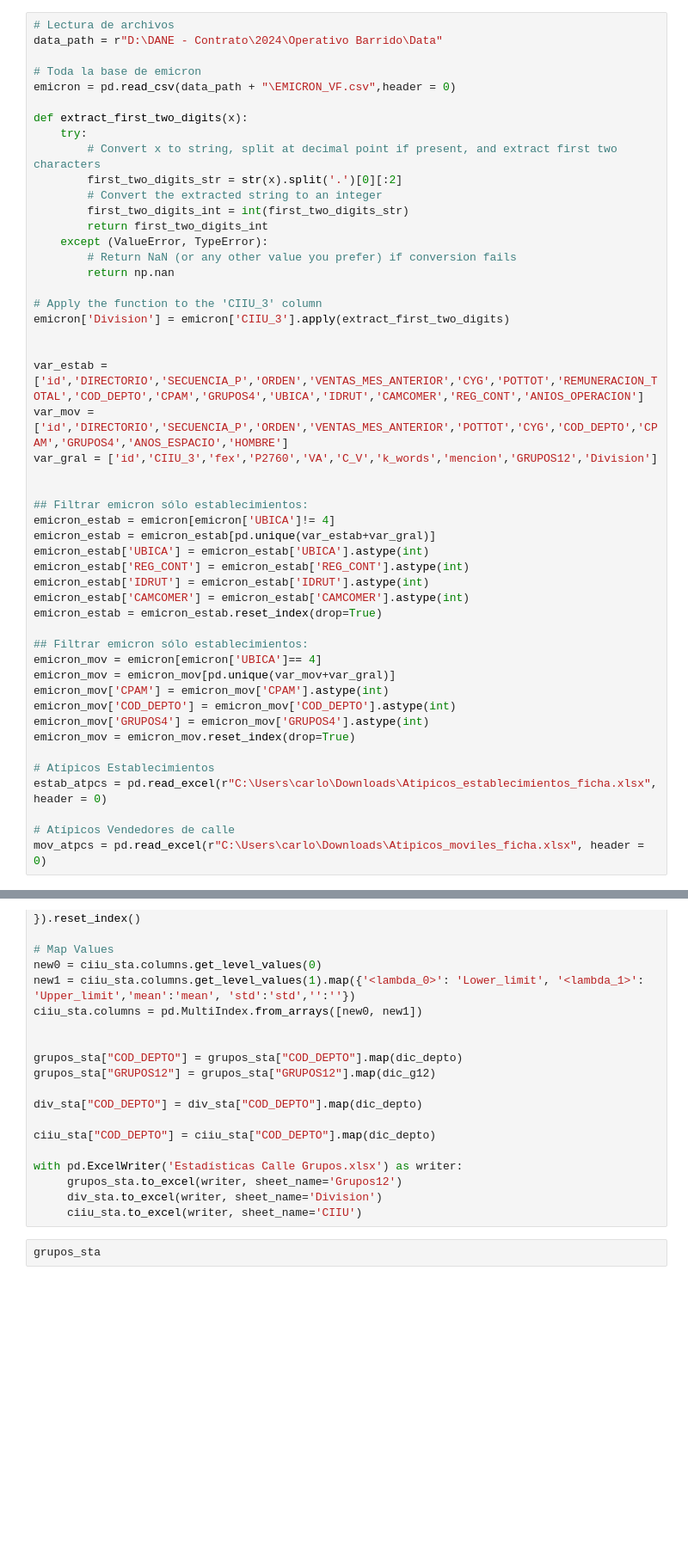
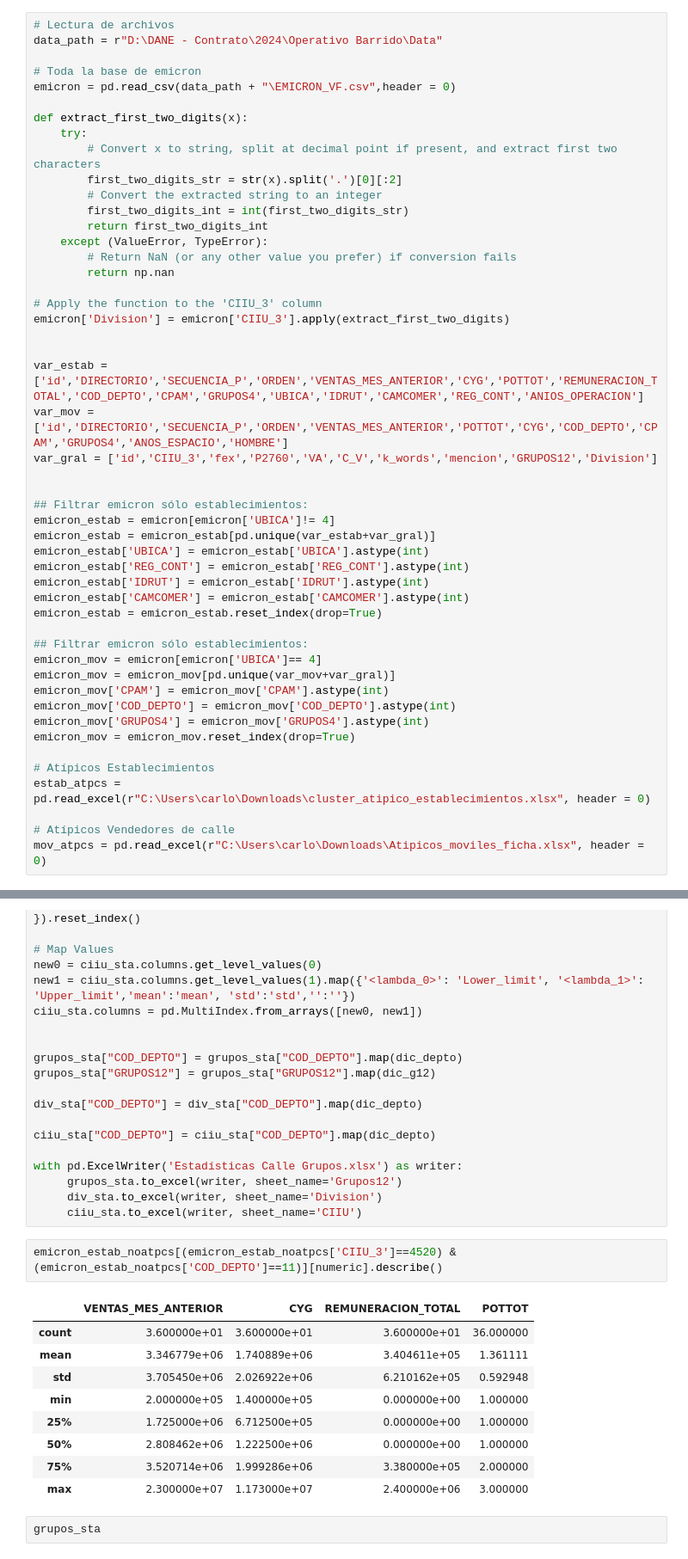
Before and after one commit to caravilaga/Repositorio_DANE, a Jupyter notebook: Descripcion emicron/Descripción emicron.ipynb, the cells around one changed output, grey strips where cells are left out. Shown at 86% size. Drawn from its saved outputs; the diff is of its cells as text; blank space fills up the shorter version.

```diff
--- a/Descripcion emicron/Descripción emicron.ipynb
+++ b/Descripcion emicron/Descripción emicron.ipynb
@@ -1538,7 +1545,7 @@ emicron_mov['GRUPOS4'] = emicron_mov['GRUPOS4'].astype(int)
 emicron_mov = emicron_mov.reset_index(drop=True)
 
 # Atípicos Establecimientos
-estab_atpcs = pd.read_excel(r"C:\Users\carlo\Downloads\Atipicos_establecimientos_ficha.xlsx", header = 0)
+estab_atpcs = pd.read_excel(r"C:\Users\carlo\Downloads\cluster_atipico_establecimientos.xlsx", header = 0)
 
 # Atípicos Vendedores de calle
 mov_atpcs = pd.read_excel(r"C:\Users\carlo\Downloads\Atipicos_moviles_ficha.xlsx", header = 0)
@@ -1654,6 +1708,18 @@ with pd.ExcelWriter('Estadísticas Calle Grupos.xlsx') as writer:
      grupos_sta.to_excel(writer, sheet_name='Grupos12')
      div_sta.to_excel(writer, sheet_name='Division')
      ciiu_sta.to_excel(writer, sheet_name='CIIU')
+# %%
+emicron_estab_noatpcs[(emicron_estab_noatpcs['CIIU_3']==4520) & (emicron_estab_noatpcs['COD_DEPTO']==11)][numeric].describe()
+# %% [output]
+|  | VENTAS_MES_ANTERIOR | CYG | REMUNERACION_TOTAL | POTTOT |
+| count | 3.600000e+01 | 3.600000e+01 | 3.600000e+01 | 36.000000 |
+| mean | 3.346779e+06 | 1.740889e+06 | 3.404611e+05 | 1.361111 |
+| std | 3.705450e+06 | 2.026922e+06 | 6.210162e+05 | 0.592948 |
+| min | 2.000000e+05 | 1.400000e+05 | 0.000000e+00 | 1.000000 |
+| 25% | 1.725000e+06 | 6.712500e+05 | 0.000000e+00 | 1.000000 |
+| 50% | 2.808462e+06 | 1.222500e+06 | 0.000000e+00 | 1.000000 |
+| 75% | 3.520714e+06 | 1.999286e+06 | 3.380000e+05 | 2.000000 |
+| max | 2.300000e+07 | 1.173000e+07 | 2.400000e+06 | 3.000000 |
 # %%
 grupos_sta
 # %% [output]
```
Also changed, not shown: parts of 9 cells of this notebook, 6 other files.
